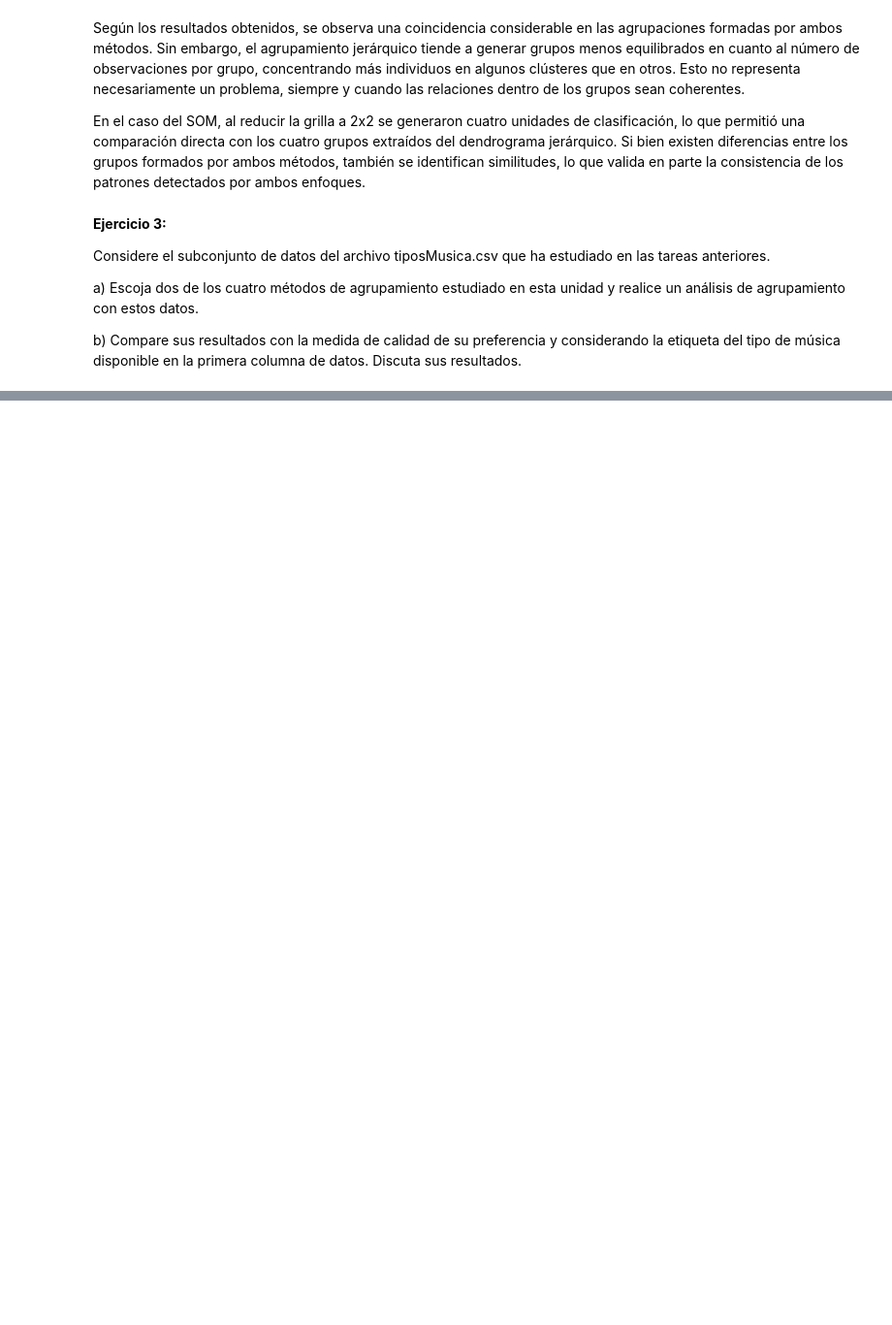
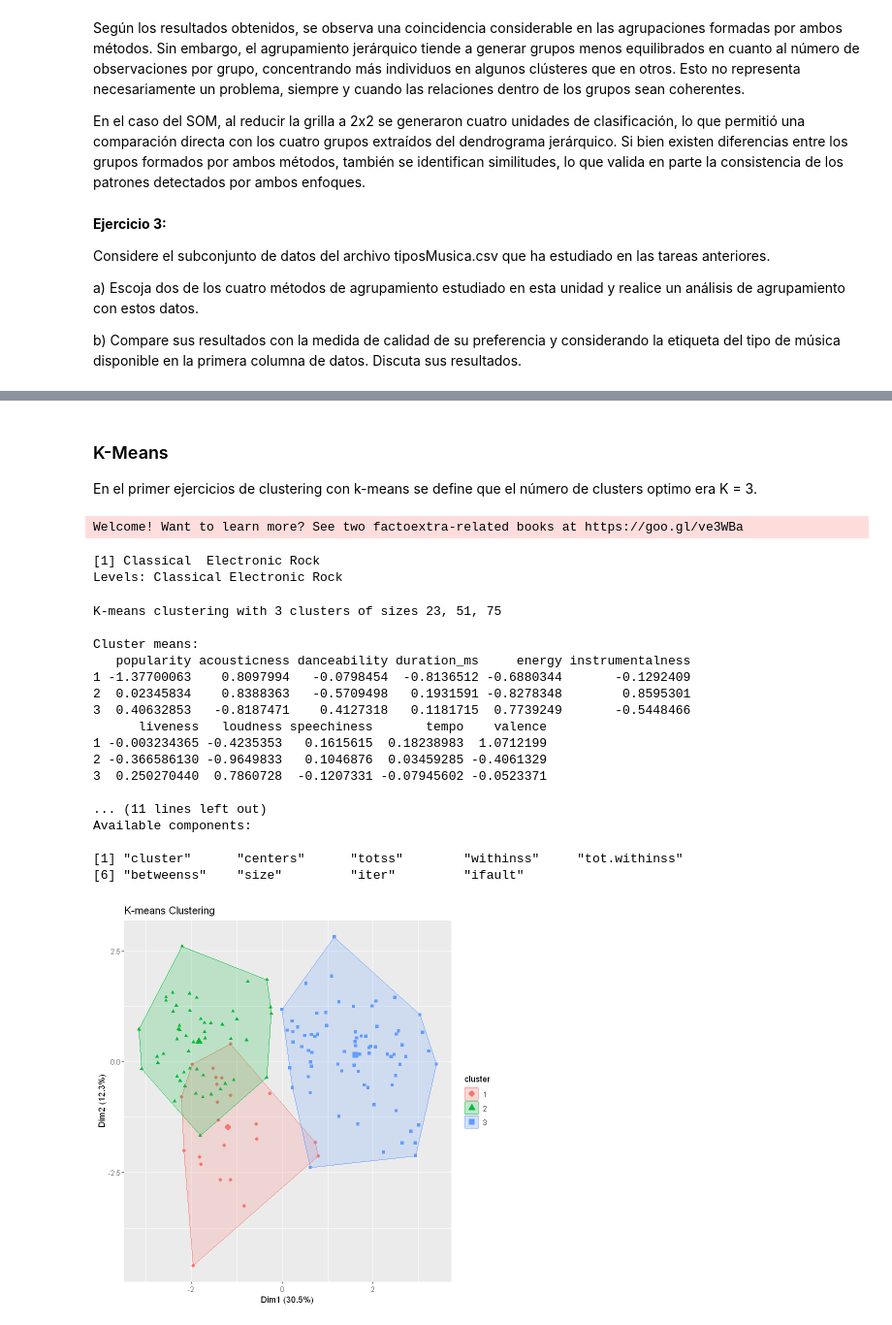
Before and after one commit to jorge-25/PCA, a Jupyter notebook: Clustering/Clustering_Notebook3.ipynb, the cells around one changed output, grey strips where cells are left out. Shown at 97% size. Drawn from its saved outputs; the diff is of its cells as text; code cells hidden in the pictures; blank space fills up the shorter version.

```diff
--- a/Clustering/Clustering_Notebook3.ipynb
+++ b/Clustering/Clustering_Notebook3.ipynb
@@ -302,0 +267,5 @@ Los metodos elegidos para el desarrollo de elejercicio 3 de son:
+# %%
+# cargamos los datos de música y obtenemos las etiquetas
+library(tidyverse)
+dataMusic <- read.csv("..//data//tiposMusica.csv",header=TRUE,sep=";",dec=".")
+labels <- as.factor(dataMusic$genre)
@@ -302,0 +290,38 @@ Los metodos elegidos para el desarrollo de elejercicio 3 de son:
+# %% [markdown]
+### K-Means
+En el primer ejercicios de clustering con k-means se define que el número de clusters optimo era K = 3.
+# %%
+library(factoextra)
+set.seed(123)
+
+k <- length(unique(labels))  # Número de géneros 3
+genders <- unique(labels)
+genders
+
+kmeans_result <- kmeans(features_scaled, centers = k)
+kmeans_result
+
+# Visualización de los resultados del clustering
+fviz_cluster(kmeans_result, data = data, geom = "point", ellipse.type = "convex", main = "K-means Clustering")
+# %% [output]
+Welcome! Want to learn more? See two factoextra-related books at https://goo.gl/ve3WBa
+[1] Classical  Electronic Rock
+Levels: Classical Electronic Rock
+K-means clustering with 3 clusters of sizes 23, 51, 75
+
+Cluster means:
+   popularity acousticness danceability duration_ms     energy instrumentalness
+1 -1.37700063    0.8097994   -0.0798454  -0.8136512 -0.6880344       -0.1292409
+2  0.02345834    0.8388363   -0.5709498   0.1931591 -0.8278348        0.8595301
+3  0.40632853   -0.8187471    0.4127318   0.1181715  0.7739249       -0.5448466
+      liveness   loudness speechiness       tempo    valence
+1 -0.003234365 -0.4235353   0.1615615  0.18238983  1.0712199
+2 -0.366586130 -0.9649833   0.1046876  0.03459285 -0.4061329
+3  0.250270440  0.7860728  -0.1207331 -0.07945602 -0.0523371
+
+... (11 lines left out)
+Available components:
+
+[1] "cluster"      "centers"      "totss"        "withinss"     "tot.withinss"
+[6] "betweenss"    "size"         "iter"         "ifault"
+[figure, added]
```
Also changed, not shown: parts of 16 cells of this notebook.
